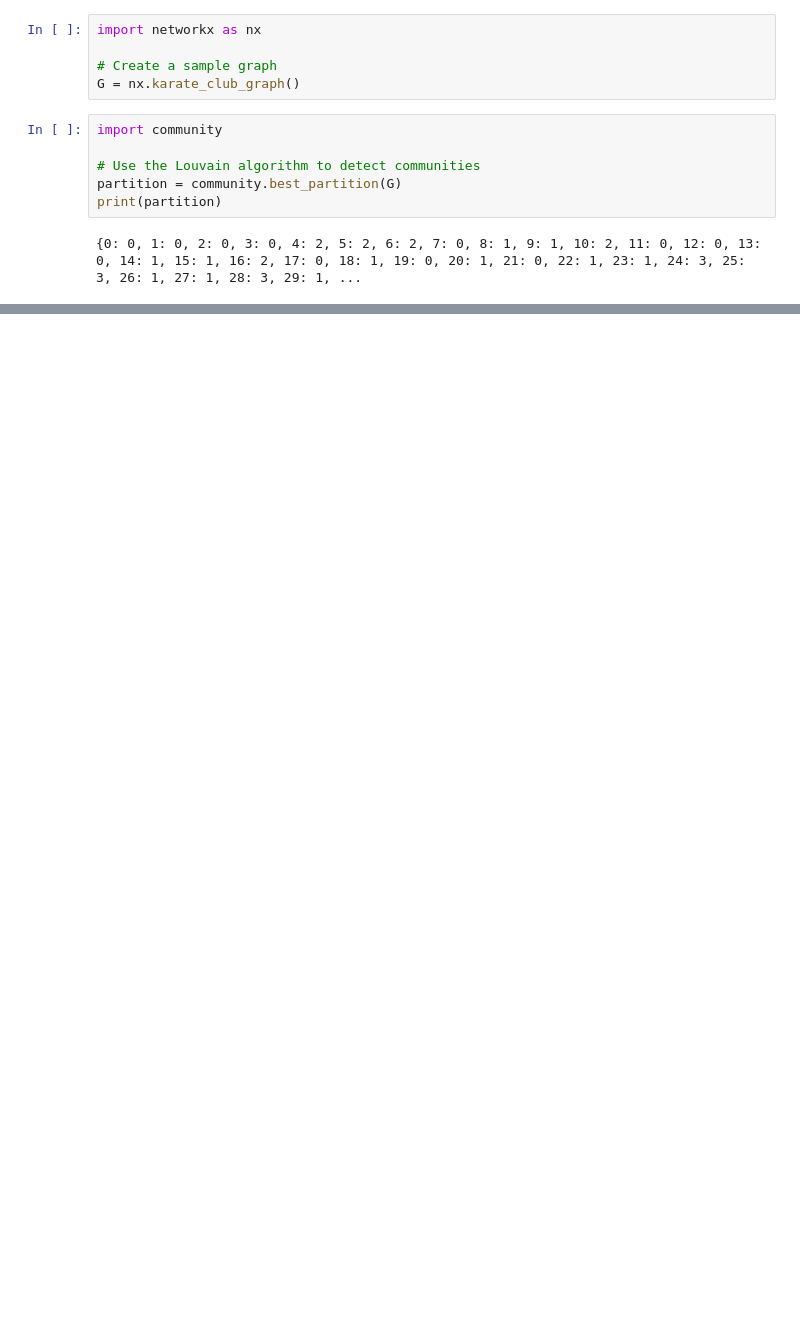
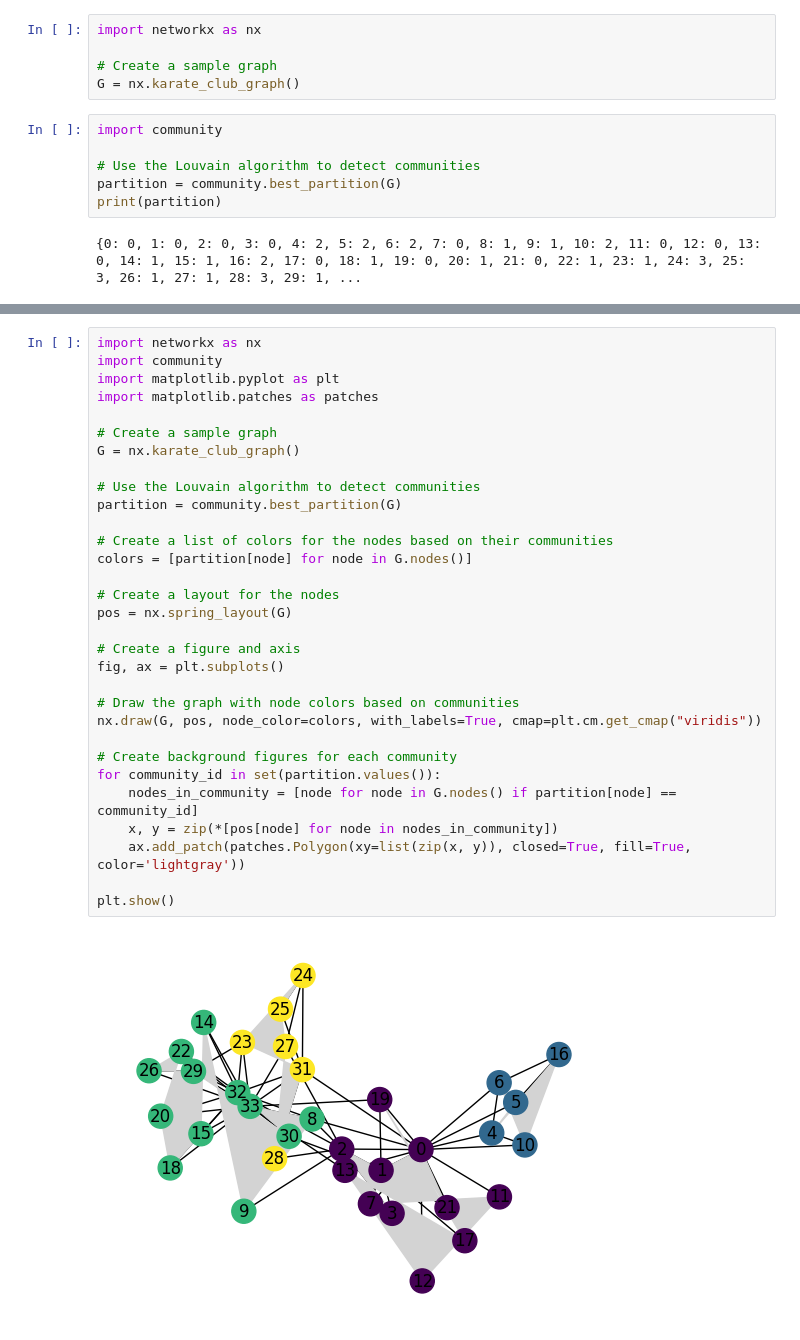
Before and after one commit to abuudarda/M-Link-a-link-clusteringmemetic-algorithm-for-overlapping-community-detection, a Jupyter notebook: demo_plot.ipynb, the cells around one changed output, grey strips where cells are left out. Drawn from its saved outputs; the diff is of its cells as text; blank space fills up the shorter version.

```diff
--- a/demo_plot.ipynb
+++ b/demo_plot.ipynb
@@ -26,0 +27,33 @@ plt.show()
+# %%
+import networkx as nx
+import community
+import matplotlib.pyplot as plt
+import matplotlib.patches as patches
+
+# Create a sample graph
+G = nx.karate_club_graph()
+
+# Use the Louvain algorithm to detect communities
+partition = community.best_partition(G)
+
+# Create a list of colors for the nodes based on their communities
+colors = [partition[node] for node in G.nodes()]
+
+# Create a layout for the nodes
+pos = nx.spring_layout(G)
+
+# Create a figure and axis
+fig, ax = plt.subplots()
+
+# Draw the graph with node colors based on communities
+nx.draw(G, pos, node_color=colors, with_labels=True, cmap=plt.cm.get_cmap("viridis"))
+
+# Create background figures for each community
+for community_id in set(partition.values()):
+    nodes_in_community = [node for node in G.nodes() if partition[node] == community_id]
+    x, y = zip(*[pos[node] for node in nodes_in_community])
+    ax.add_patch(patches.Polygon(xy=list(zip(x, y)), closed=True, fill=True, color='lightgray'))
+
+plt.show()
+# %% [output]
+[figure, added]
```
Also changed, not shown: parts of 2 cells of this notebook, 1 other file.
